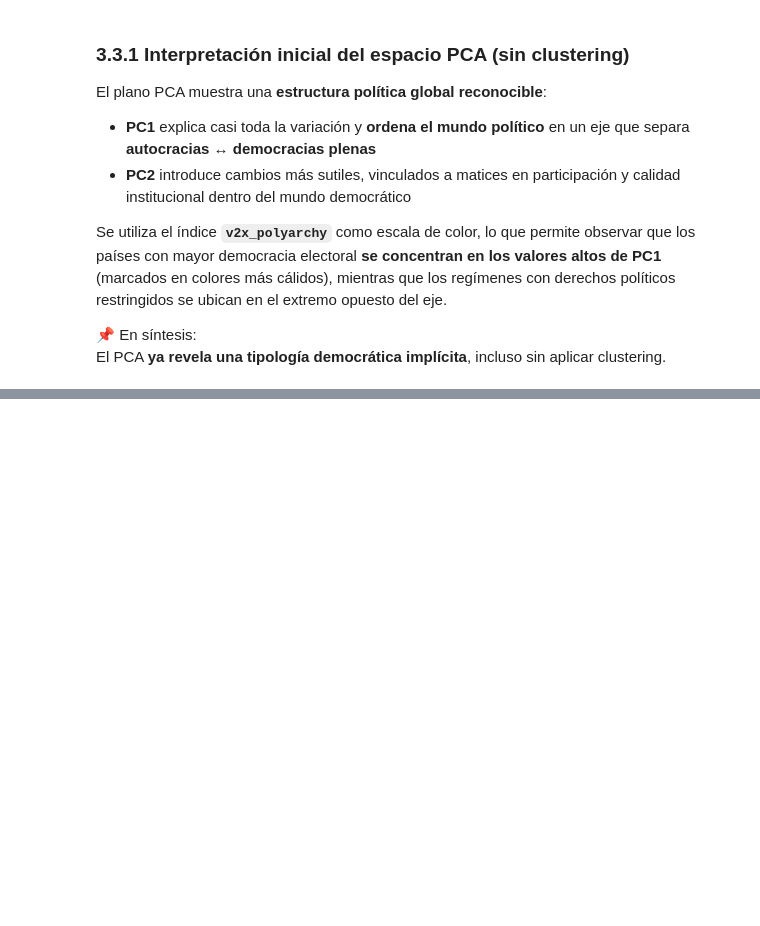
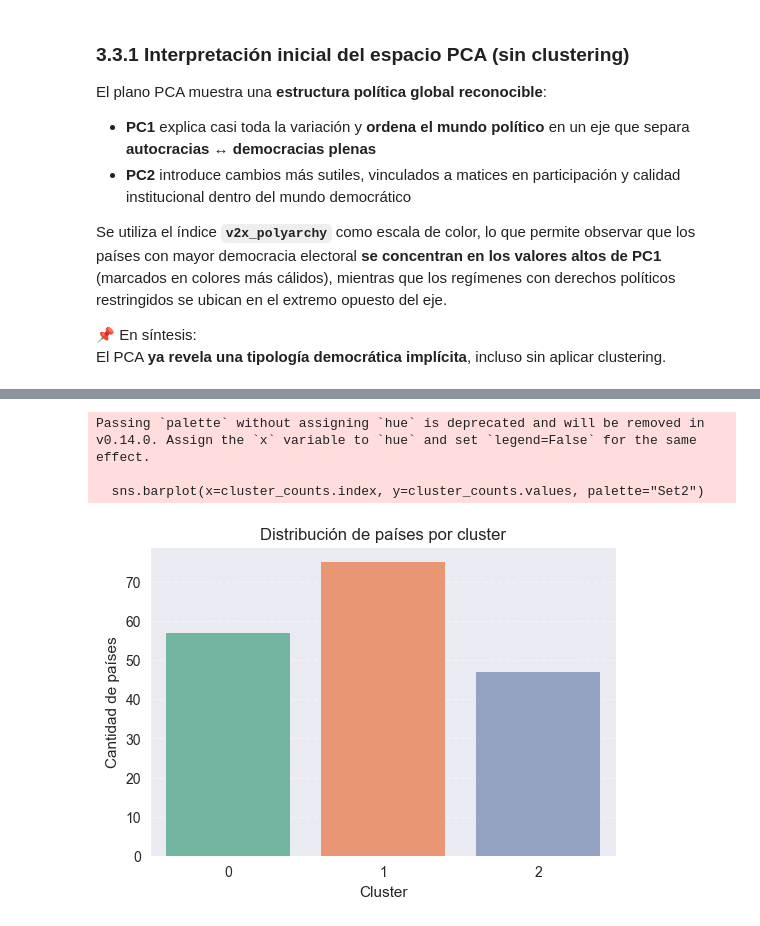
Before and after one commit to fernandezelias/VDem_Democracy_Clustering, a Jupyter notebook: notebooks/01_exploracion.ipynb, the cells around one changed output, grey strips where cells are left out. Cells and saved outputs as stored; diff of their text form; code cells hidden in the pictures; blank space fills up the shorter version.

```diff
--- a/notebooks/01_exploracion.ipynb
+++ b/notebooks/01_exploracion.ipynb
@@ -464,0 +621,16 @@ Para determinar el número óptimo de clusters (**k**), se evaluarán dos criter
+# %%
+# --- Cantidad de países por cluster ---
+cluster_counts = pca_df["cluster"].value_counts().sort_index()
+display(cluster_counts)
+
+# --- Países ordenados por PC1 dentro de cada cluster ---
+top_n = 8  # cantidad de países de ejemplo por grupo
+
+resume_clusters = (
+    pca_df[["country_name", "cluster", "PC1", "PC2"]]
+    .sort_values(["cluster", "PC1"], ascending=[True, False])
+    .groupby("cluster")
+    .head(top_n)
+)
+
+display(resume_clusters)
@@ -464,0 +660,13 @@ Para determinar el número óptimo de clusters (**k**), se evaluarán dos criter
+# %%
+plt.figure(figsize=(6, 4))
+sns.barplot(x=cluster_counts.index, y=cluster_counts.values, palette="Set2")
+plt.title("Distribución de países por cluster")
+plt.xlabel("Cluster")
+plt.ylabel("Cantidad de países")
+plt.grid(axis='y', linestyle='--', alpha=0.4)
+plt.show()
+# %% [output]
+Passing `palette` without assigning `hue` is deprecated and will be removed in v0.14.0. Assign the `x` variable to `hue` and set `legend=False` for the same effect.
+
+  sns.barplot(x=cluster_counts.index, y=cluster_counts.values, palette="Set2")
+[figure, added]
```
Also changed, not shown: parts of 36 cells of this notebook.
